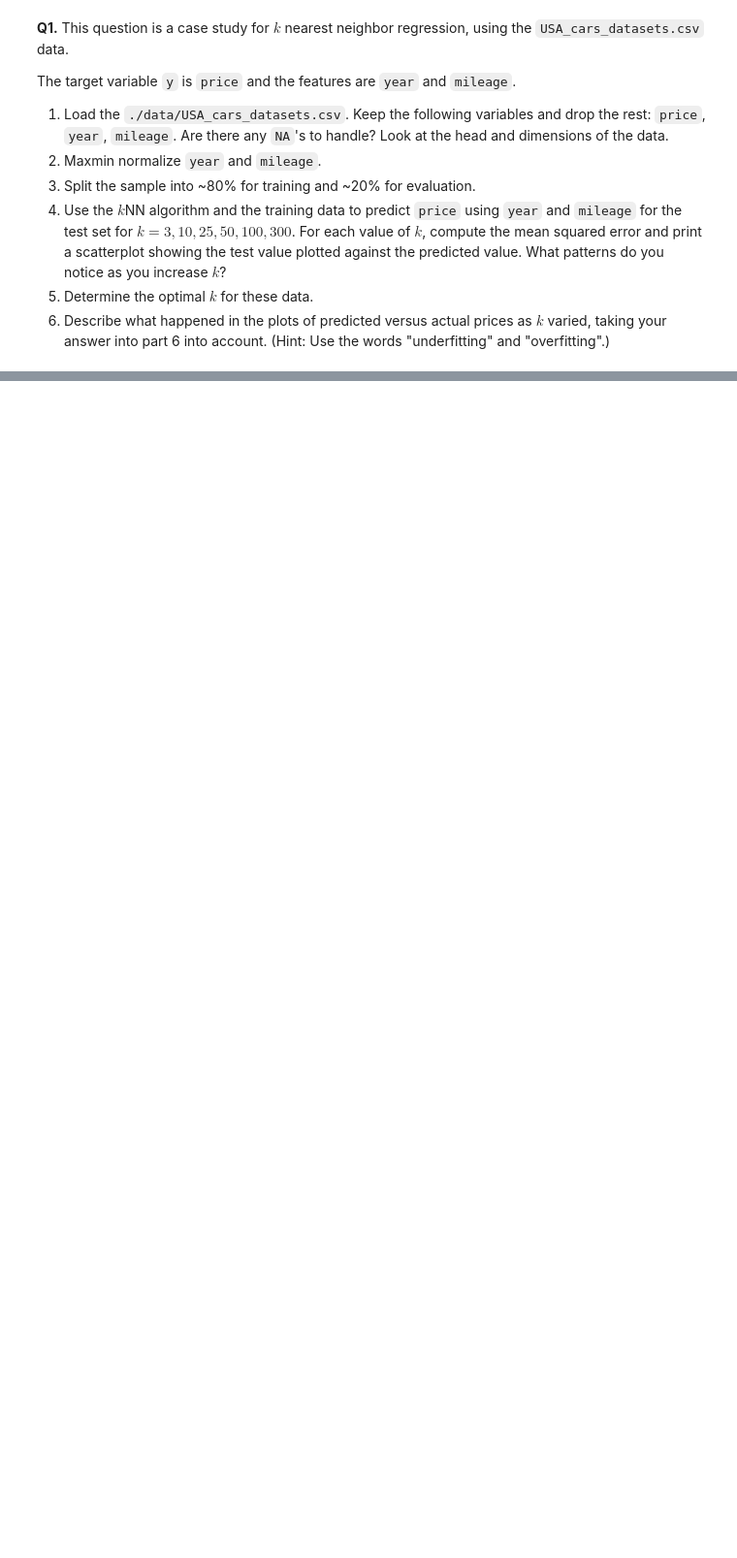
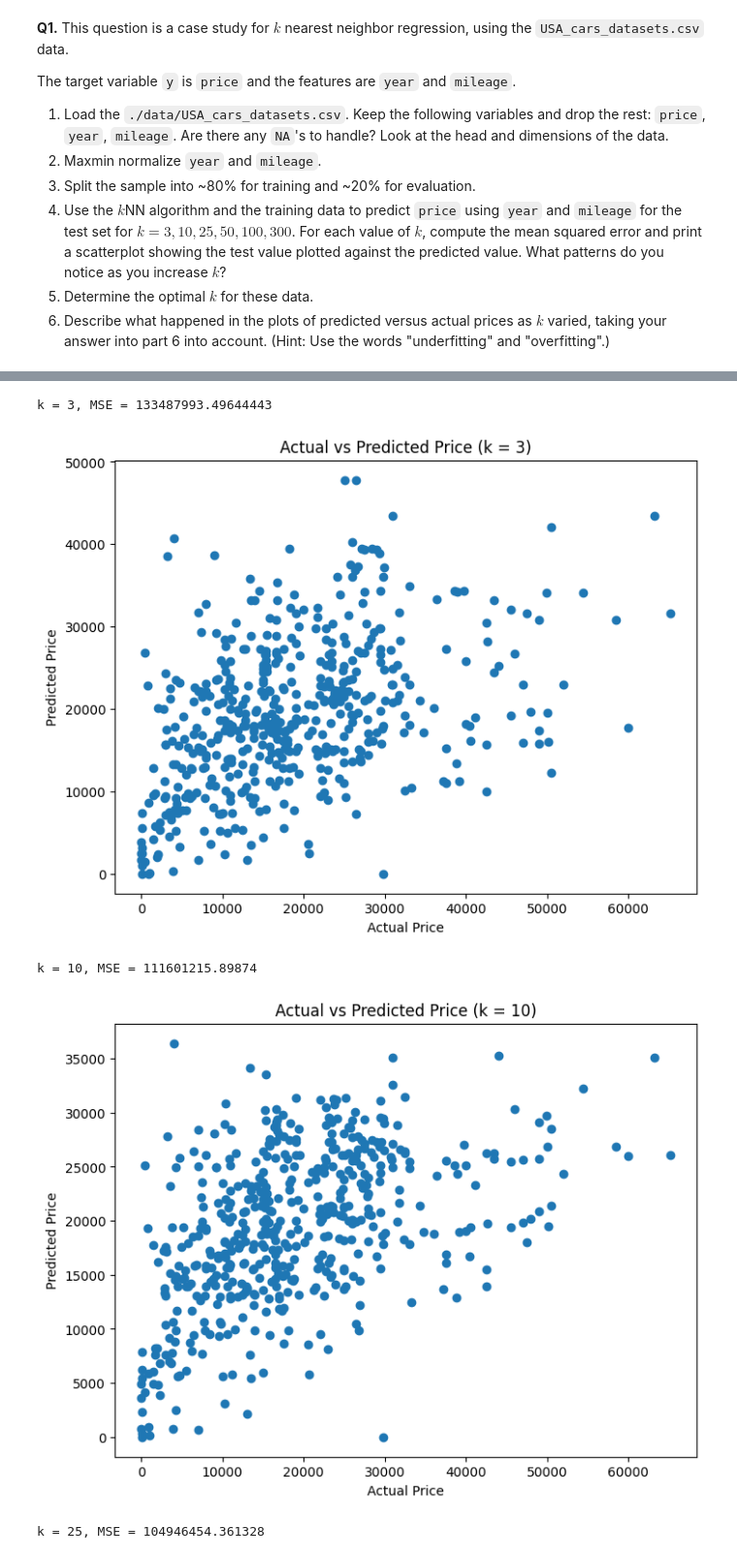
Before and after one commit to fwx5ax/knn, a Jupyter notebook: assignment/assignment_knn.ipynb, the cells around one changed output, grey strips where cells are left out. Shown at 97% size. Cells and saved outputs as stored; diff of their text form; code cells hidden in the pictures; blank space fills up the shorter version.

```diff
--- a/assignment/assignment_knn.ipynb
+++ b/assignment/assignment_knn.ipynb
@@ -35,3 +50,8 @@ The target variable `y` is `price` and the features are `year` and `mileage`.
 4. Use the $k$NN algorithm and the training data to predict `price` using `year` and `mileage` for the test set for $k=3,10,25,50,100,300$. For each value of $k$, compute the mean squared error and print a scatterplot showing the test value plotted against the predicted value. What patterns do you notice as you increase $k$?
 5. Determine the optimal $k$ for these data.
 6. Describe what happened in the plots of predicted versus actual prices as $k$ varied, taking your answer into part 6 into account. (Hint: Use the words "underfitting" and "overfitting".)
+# %%
+original_df = pd.read_csv('/content/knn/data/USA_cars_datasets.csv')
+df = original_df.drop(columns=['Unnamed: 0','brand','model','title_status','color','vin',
+                                   'lot','state','country','condition'])
+df.head()
@@ -37,0 +65,7 @@ The target variable `y` is `price` and the features are `year` and `mileage`.
+# %%
+from sklearn.preprocessing import MinMaxScaler
+
+scaler = MinMaxScaler()
+df[['year', 'mileage']] = scaler.fit_transform(df[['year', 'mileage']])
+
+df.head()
@@ -37,0 +79,32 @@ The target variable `y` is `price` and the features are `year` and `mileage`.
+# %%
+y = df['price'] # Create target variable vector
+X = df.loc[:,['year','mileage']] # Create feature matrix
+
+# Split the sample:
+from sklearn.model_selection import train_test_split
+X_train, X_test, y_train, y_test = train_test_split(X,y, # Feature and target variables
+                                                    test_size=.2, # Split the sample 80 train/ 20 test
+                                                    random_state=65) # For replication purposes
+# %%
+
+k_values = [3, 10, 25, 50, 100, 300]
+
+for k in k_values:
+    knn = KNeighborsRegressor(n_neighbors=k)
+    knn.fit(X_train, y_train)
+    y_pred = knn.predict(X_test)
+    mse = mean_squared_error(y_test, y_pred)
+    print(f"k = {k}, MSE = {mse}")
+
+    plt.figure(figsize=(8, 6))
+    plt.scatter(y_test, y_pred)
+    plt.xlabel("Actual Price")
+    plt.ylabel("Predicted Price")
+    plt.title(f"Actual vs Predicted Price (k = {k})")
+    plt.show()
+# %% [output]
+k = 3, MSE = 133487993.49644443
+[figure, added]
+k = 10, MSE = 111601215.89874
+[figure, added]
+k = 25, MSE = 104946454.361328
```
Also changed, not shown: parts of 6 cells of this notebook.
